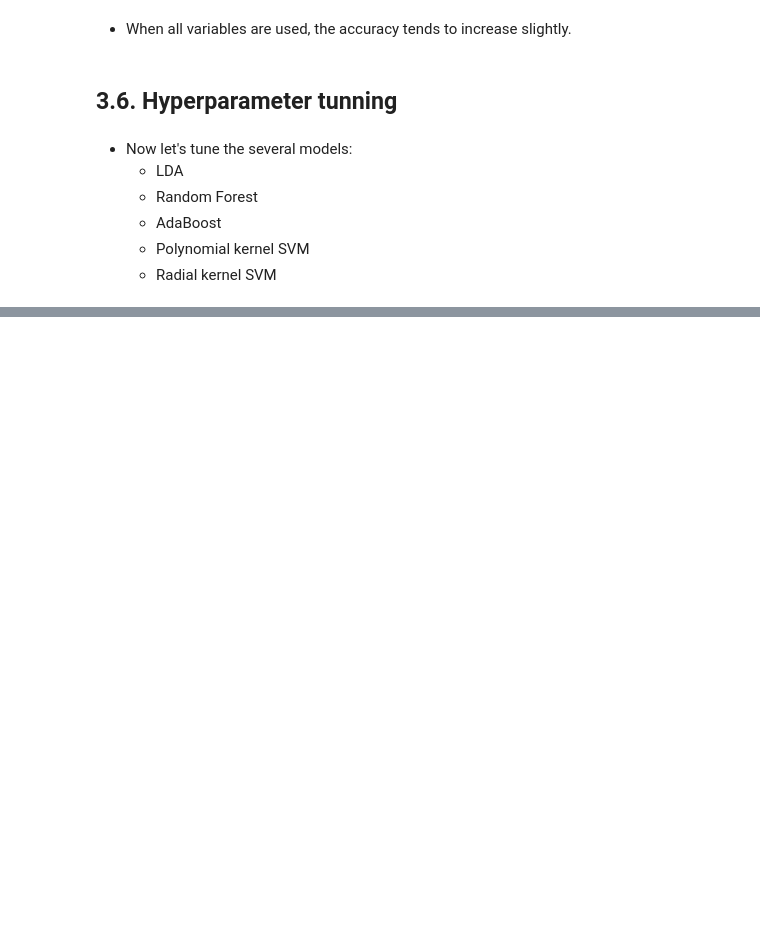
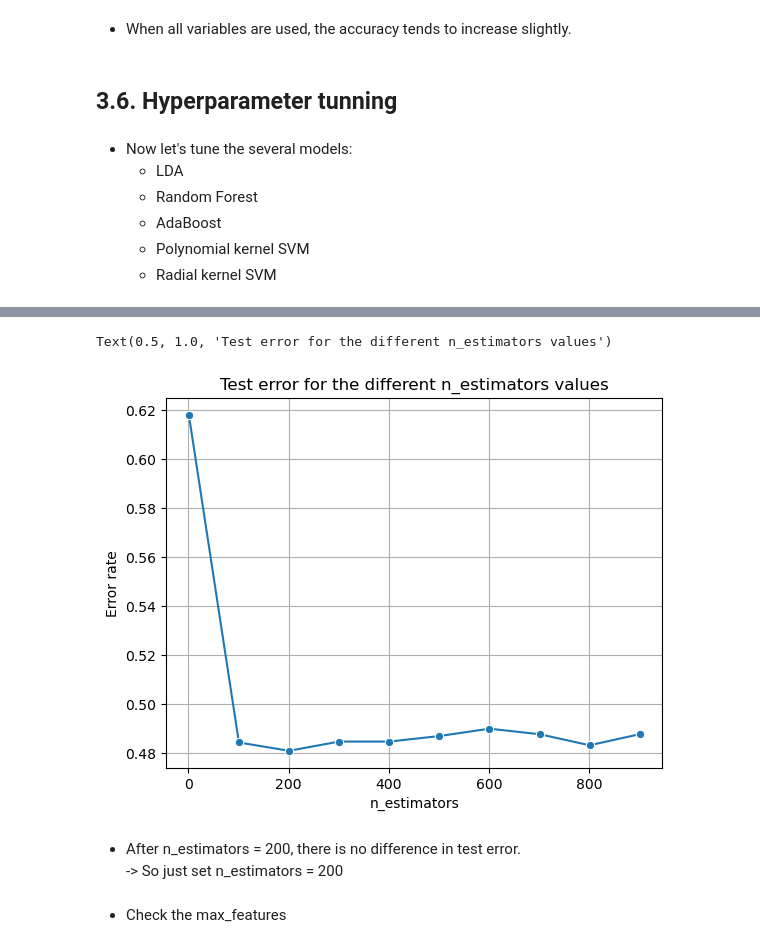
Before and after one commit to Dyouvrean/Football-match-prediction, a Jupyter notebook: project_Jun.ipynb, the cells around one changed output, grey strips where cells are left out. Cells and saved outputs as stored; diff of their text form; code cells hidden in the pictures; blank space fills up the shorter version.

```diff
--- a/project_Jun.ipynb
+++ b/project_Jun.ipynb
@@ -1975,0 +2189,24 @@ result_accuracy
+# %%
+n_estimators_list = range(1, 1000, 100)
+test_error_list = []
+
+for n_estimators in n_estimators_list:
+    model = RandomForestClassifier(n_estimators = n_estimators)
+
+    model.fit(X_all_train_std, y_train)
+    y_test_predict = model.predict(X_all_test_std)
+    test_error_list.append(np.mean(y_test_predict != y_test))
+# %%
+plt.grid()
+sns.lineplot(x = n_estimators_list, y = test_error_list, marker = "o")
+plt.xlabel("n_estimators")
+plt.ylabel("Error rate")
+plt.title("Test error for the different n_estimators values")
+# %% [output]
+Text(0.5, 1.0, 'Test error for the different n_estimators values')
+[figure, added]
+# %% [markdown]
+- After n_estimators = 200, there is no difference in test error.
+-> So just set n_estimators = 200
+# %% [markdown]
+- Check the max_features
```
Also changed, not shown: parts of 19 cells of this notebook.
